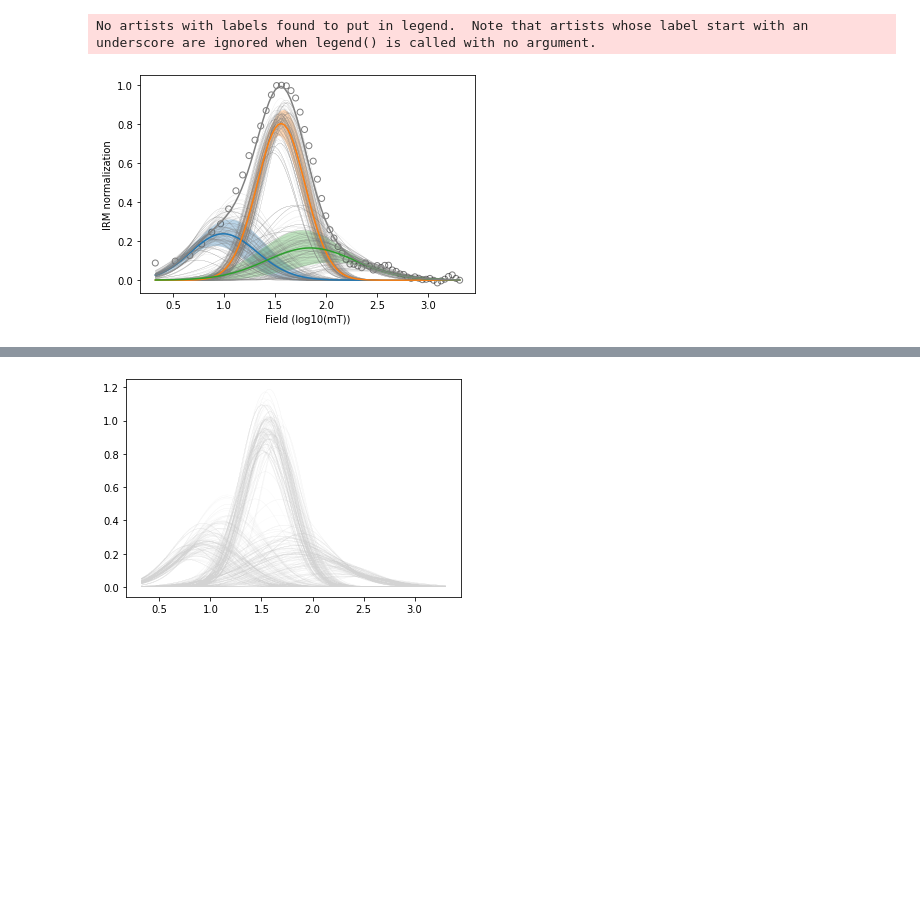
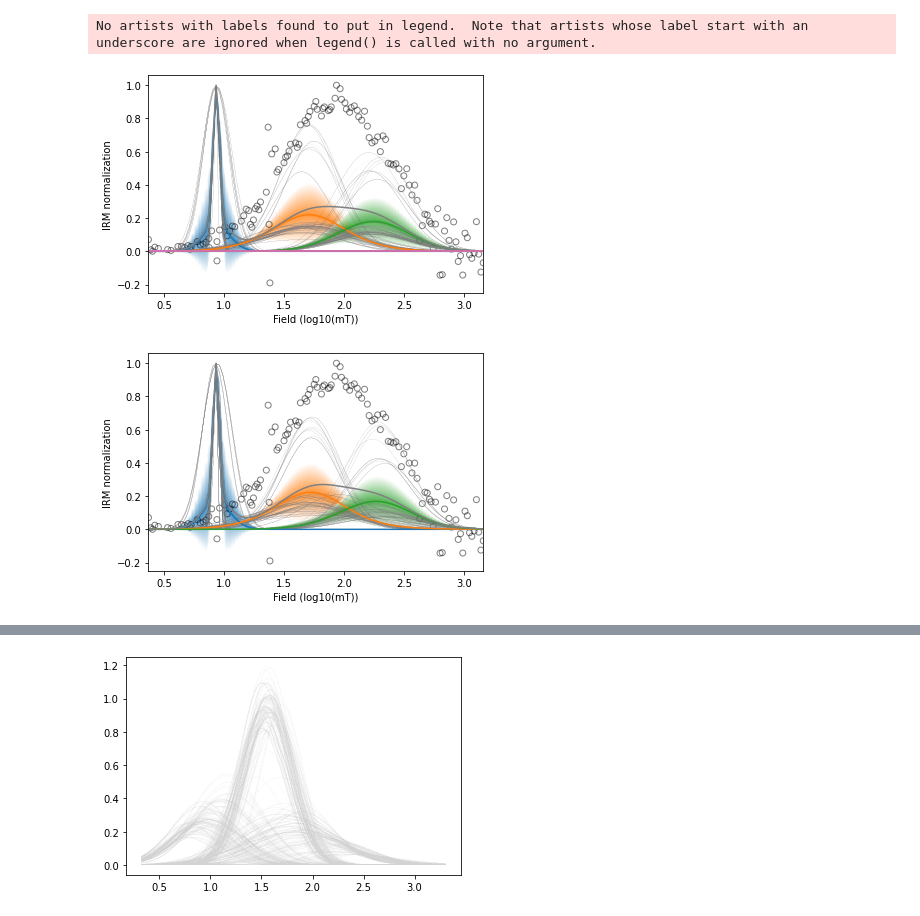
Before and after one commit to botaoxiongyong/pyIRM, a Jupyter notebook: pyIRM/pyIRM.ipynb, the cells around one changed output, grey strips where cells are left out. Drawn from its saved outputs; the diff is of its cells as text; code cells hidden in the pictures; blank space fills up the shorter version.

```diff
--- a/pyIRM/pyIRM.ipynb
+++ b/pyIRM/pyIRM.ipynb
@@ -9,18 +57,19 @@ import numpy as np
 # %%
-fitResult = dataFit(filePath='../example/py_irm_example.dat',fitNumber=3)
+fitResult = dataFit(filePath='/Users/liujiabo/backup/jiabo/rockdata/ODP1233/IRM/B-9-3-85-87-IRM-1.5T.csv',fitNumber=3)
 
 xfit=fitResult.fitDf['field']
 xraw=fitResult.rawDf['field_log']
 yfit=fitResult.pdf_best
 yraw=fitResult.rawDf['rem_grad_norm']
 ycomponents = fitResult.ycomponents
 
 fig = plt.figure()
 ax = fig.add_subplot(111)
 
 fit_plots(ax,xfit,xraw,yfit,yraw,ycomponents=ycomponents)
 
-#plt.show()
+plt.show()
 # %% [output]
 No artists with labels found to put in legend.  Note that artists whose label start with an underscore are ignored when legend() is called with no argument.
-[figure, old version]
+[figure, new version]
+[figure, added]
```
Also changed, not shown: parts of 10 cells of this notebook, 13 other files.
